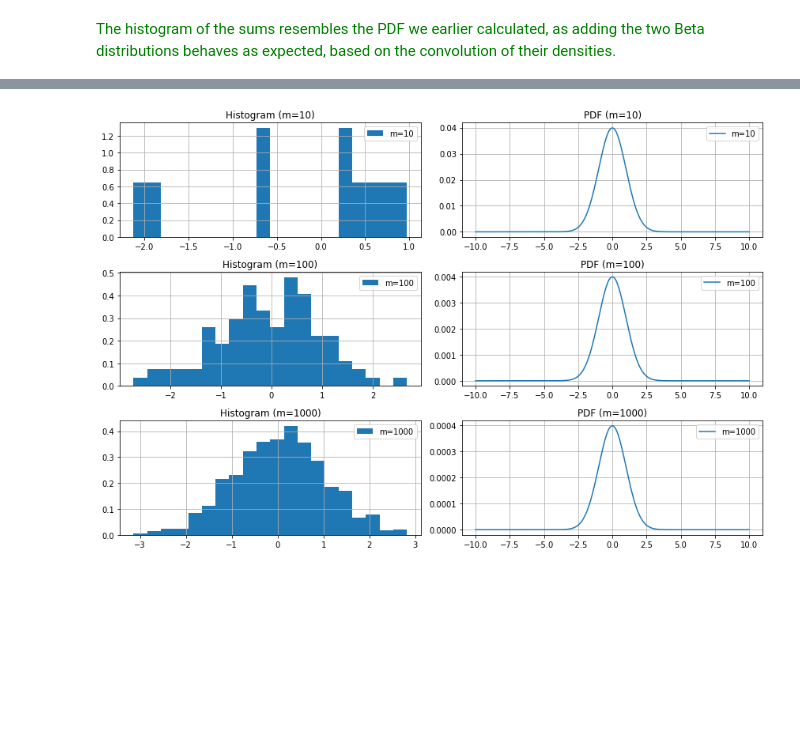
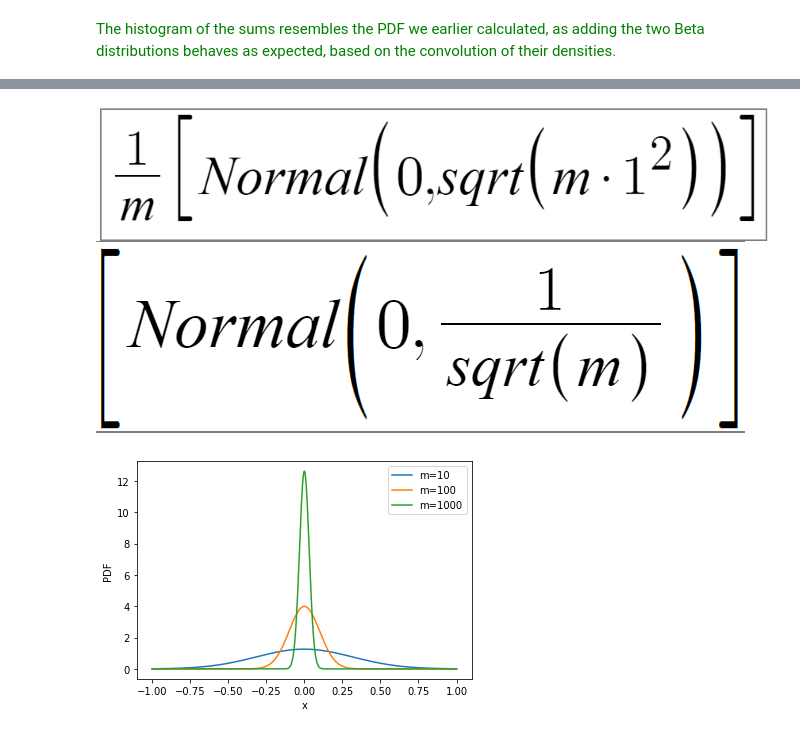
Before and after one commit to kianahs/Statistics, a Jupyter notebook: LAB2/Stats_Lab2.ipynb, the cells around one changed output, grey strips where cells are left out. Drawn from its saved outputs; the diff is of its cells as text; code cells hidden in the pictures; blank space fills up the shorter version.

```diff
--- a/LAB2/Stats_Lab2.ipynb
+++ b/LAB2/Stats_Lab2.ipynb
@@ -105,22 +105,21 @@ The histogram of the sums resembles the PDF we earlier calculated, as adding the
 ![image.png](attachment:image.png)
 # %%
 def sample_mean(m, n):
-    sample_means = np.mean(np.random.randn(m, n), axis=0)
+    sample_means = np.mean(np.random.normal(0, 1, (m, n)), axis=0)
     return sample_means
 
-# Parameters for different cases
-params = [(10, 10000), (100, 10000), (1000, 10000)]
 
-# Plot histograms for each case
-for m, n in params:
-    sample_means = sample_mean(m, n)
+m_values = [10,100,1000]
+n = 10000
 
-    plt.hist(sample_means, bins=50, density=True, alpha=0.5, label=f'm={m}, n={n}')
+for m in m_values:
 
-plt.xlabel('Sample Means')
+    plt.hist(sample_mean(m, n), bins=50, density=True, alpha=0.7,
+             label='m={}, n={}'.format(m,n))
+
+plt.xlabel('Means')
 plt.ylabel('Probability Density')
-plt.title('Histograms of Sample Means from Standard Normal Distribution')
+
 plt.legend()
-plt.grid(True)
 plt.show()
 # %% [output]
@@ -162,44 +127,29 @@ plt.show()
+# %% [markdown]
+![image.png](attachment:image.png)
+![image-3.png](attachment:image-3.png)
 # %%
-import numpy as np
-import matplotlib.pyplot as plt
-from scipy.stats import norm
+import math
 
 class sample_mean_distribution:
     def __init__(self, m):
         self.m = m
 
     def pdf(self, x):
-        if x < -10 or x > 10:
-            return 0  # Values outside this range are practically zero
 
-        # Calculate the PDF of Normal(0, 1)^m
-        pdf_val = 1 / self.m * np.prod(np.exp(-0.5 * x**2) / np.sqrt(2 * np.pi))
-        return pdf_val
+        sigma = 1 / math.sqrt(m)
+        return (1 / (sigma * math.sqrt(2 * math.pi))) * math.exp(-(x**2) / (2 * sigma**2))
 
-# Instantiate the objects and plot their PDFs and histograms
-m_values = [10, 100, 1000]
-x = np.linspace(-10, 10, 1000)
+x = np.linspace(-1, 1, 1000)
 
-plt.figure(figsize=(12, 8))
+for m in [10, 100, 1000]:
 
-for i, m in enumerate(m_values):
-    dist = sample_mean_distribution(m)
-    pdf_values = [dist.pdf(val) for val in x]
+    pdf_values = list(map(lambda i: sample_mean_distribution(m).pdf(i), x))
+    plt.plot(x, pdf_values, label='m={}'.format(m))
 
-    plt.subplot(3, 2, 2 * i + 1)
-    plt.hist(np.random.normal(0, 1, m), bins=20, density=True, label=f'm={m}')
-    plt.title(f'Histogram (m={m})')
-    plt.grid()
-    plt.legend()
-
-    plt.subplot(3, 2, 2 * i + 2)
-    plt.plot(x, pdf_values, label=f'm={m}')
-    plt.title(f'PDF (m={m})')
-    plt.grid()
-    plt.legend()
-
-plt.tight_layout()
+plt.xlabel("x")
+plt.ylabel("PDF")
+plt.legend()
 plt.show()
 # %% [output]
-[figure, old version]
+[figure, new version]
 # %% [markdown]
```
Also changed, not shown: parts of 6 cells of this notebook.
